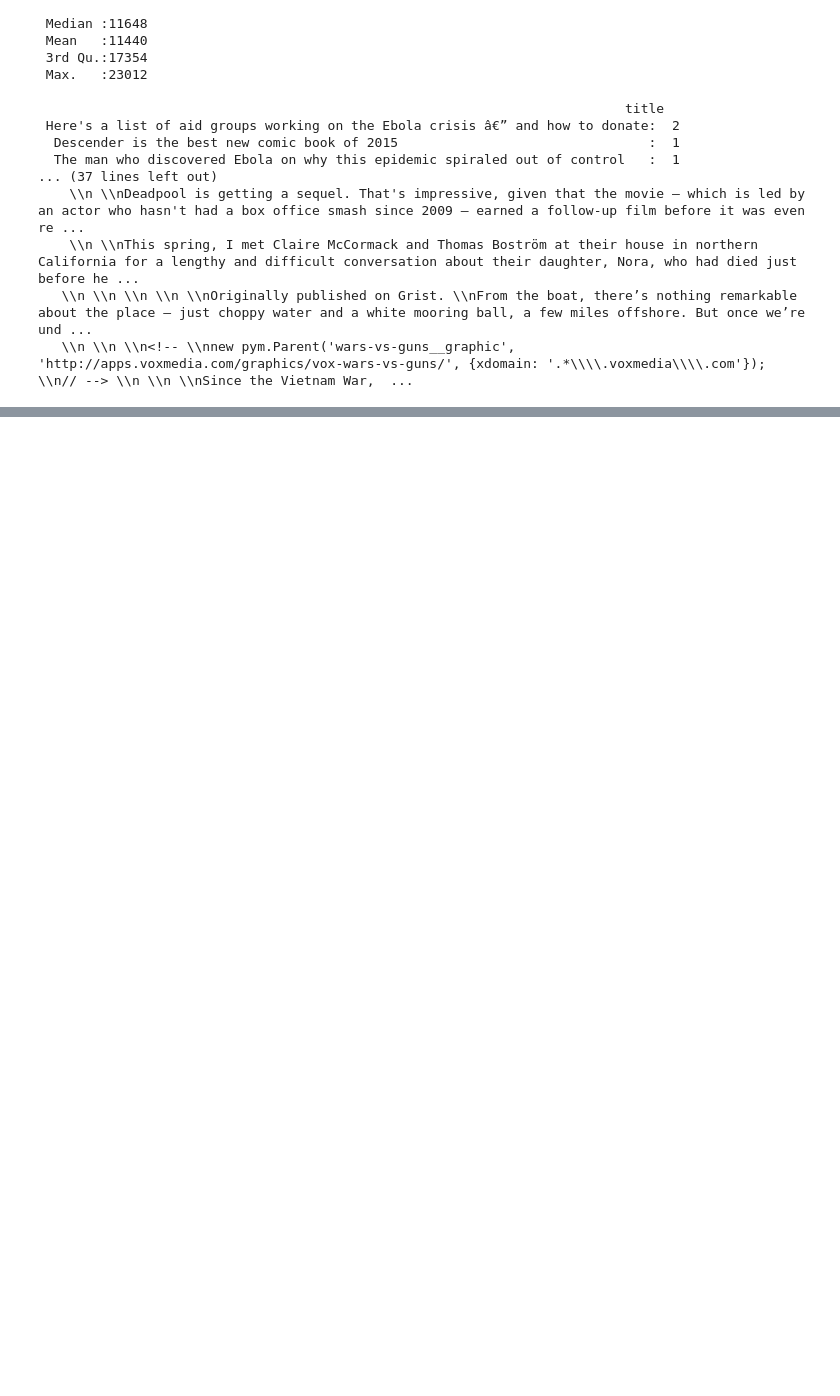
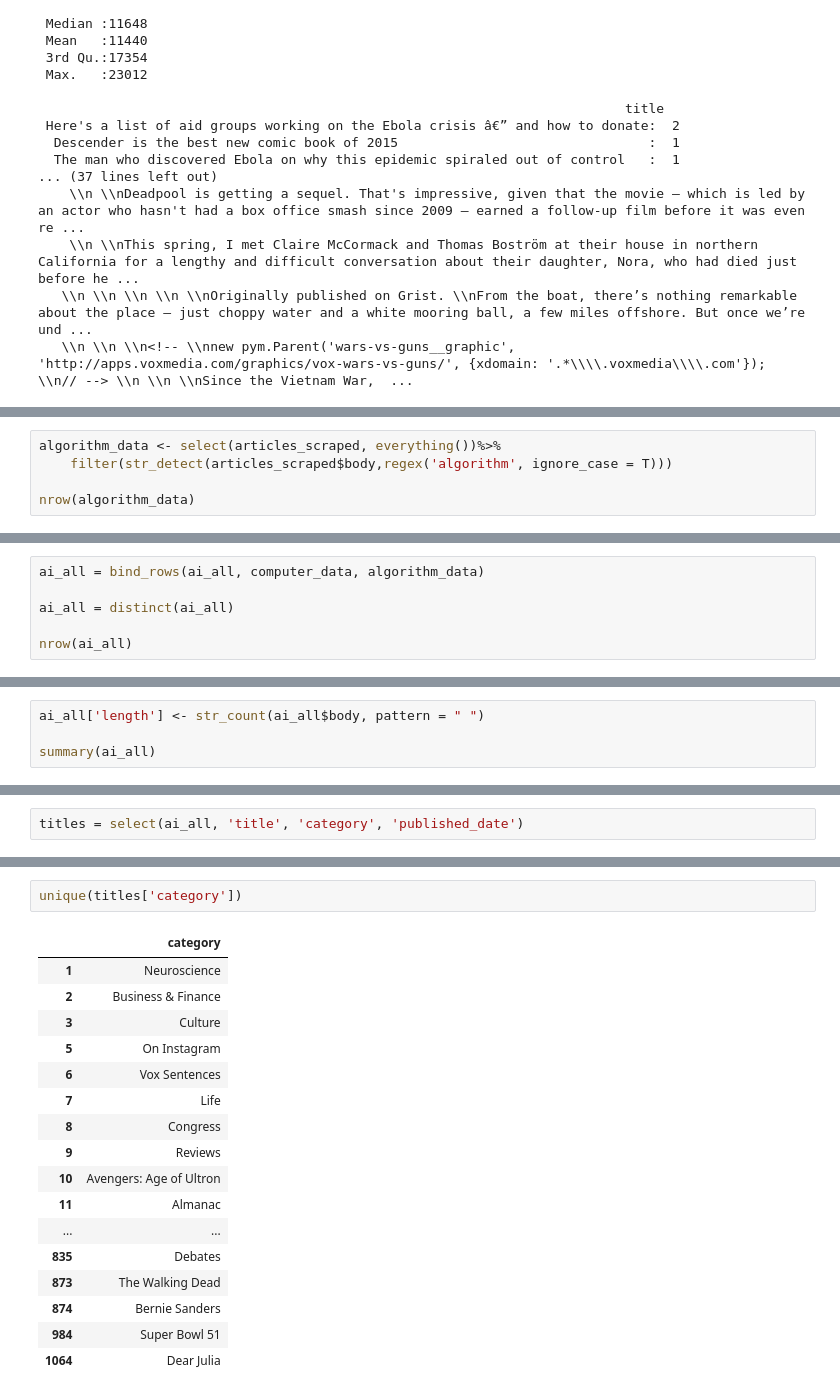
Before and after one commit to DianaLaura/textmining_teamblue, a Jupyter notebook: Exploratory_Data_Analysis.ipynb, the cells around one changed output, grey strips where cells are left out. Saved outputs shown, nothing was run; the diff lists cells and outputs as text; blank space fills up the shorter version.

```diff
--- a/Exploratory_Data_Analysis.ipynb
+++ b/Exploratory_Data_Analysis.ipynb
@@ -229,0 +253,5 @@ summary(ai_all)
+# %%
+algorithm_data <- select(articles_scraped, everything())%>%
+    filter(str_detect(articles_scraped$body,regex('algorithm', ignore_case = T)))
+
+nrow(algorithm_data)
@@ -229,0 +260,6 @@ summary(ai_all)
+# %%
+ai_all = bind_rows(ai_all, computer_data, algorithm_data)
+
+ai_all = distinct(ai_all)
+
+nrow(ai_all)
@@ -229,0 +268,4 @@ summary(ai_all)
+# %%
+ai_all['length'] <- str_count(ai_all$body, pattern = " ")
+
+summary(ai_all)
@@ -231,0 +292,2 @@ The mean length of the articles in this subset is longer than in the overall dat
+# %%
+titles = select(ai_all, 'title', 'category', 'published_date')
@@ -232 +334,21 @@ The mean length of the articles in this subset is longer than in the overall dat
+# %%
+unique(titles['category'])
+# %% [output]
+|  | category |
+| 1 | Neuroscience |
+| 2 | Business & Finance |
+| 3 | Culture |
+| 5 | On Instagram |
+| 6 | Vox Sentences |
+| 7 | Life |
+| 8 | Congress |
+| 9 | Reviews |
+| 10 | Avengers: Age of Ultron |
+| 11 | Almanac |
+| ... | ... |
+| 835 | Debates |
+| 873 | The Walking Dead |
+| 874 | Bernie Sanders |
+| 984 | Super Bowl 51 |
+| 1064 | Dear Julia |
 # %%
```
Also changed, not shown: parts of 19 cells of this notebook, 3 other files.
